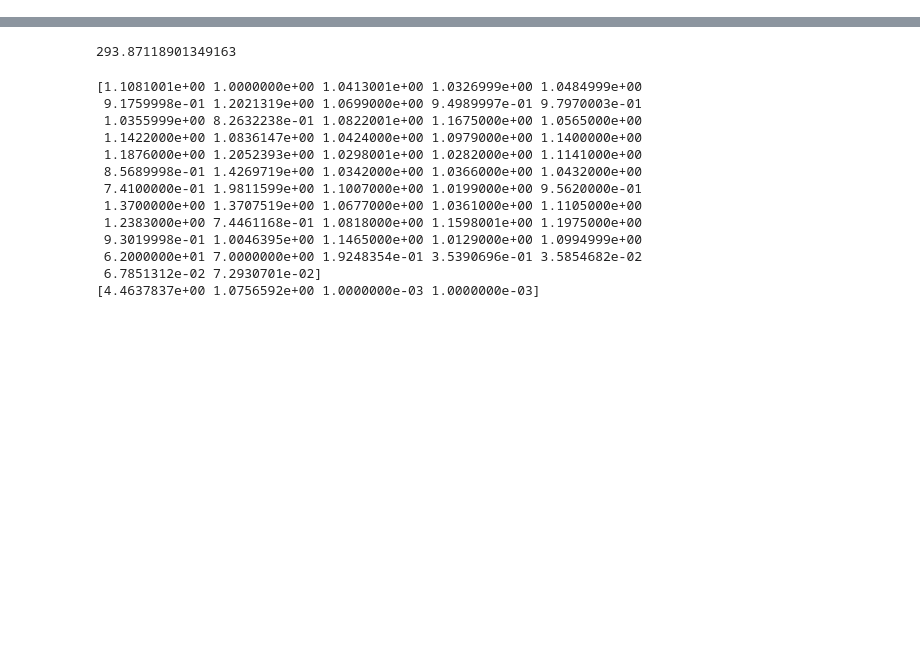
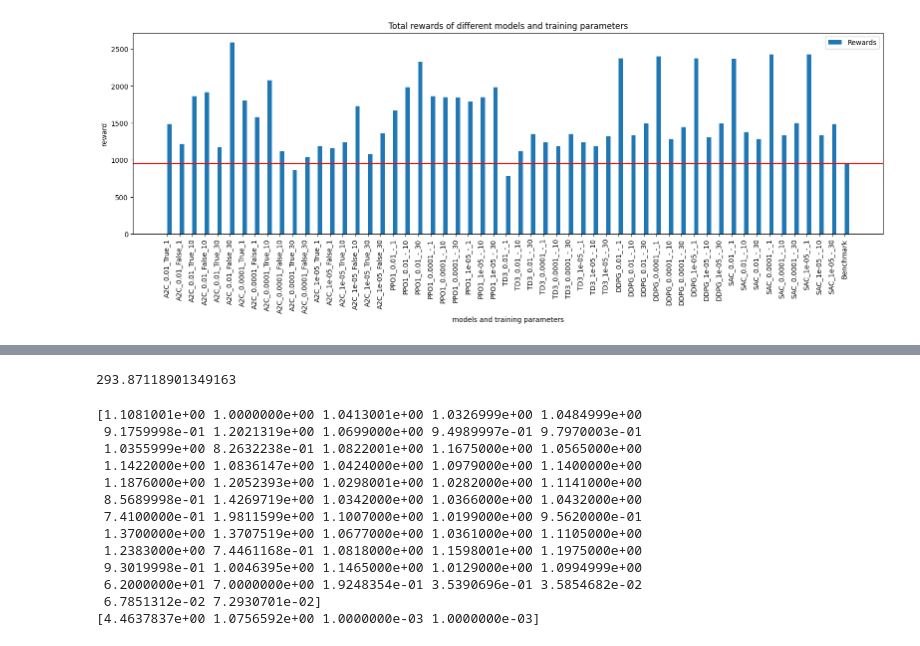
Before and after one commit to CriticalNameError/beastfolio, a Jupyter notebook: data_exploration.ipynb, the cells around one changed output, grey strips where cells are left out. Cells and saved outputs as stored; diff of their text form; code cells hidden in the pictures; blank space fills up the shorter version.

```diff
--- a/data_exploration.ipynb
+++ b/data_exploration.ipynb
@@ -319,0 +423,35 @@ reward: 1.1577819138669
+# %%
+scores["Benchmark"] = 0
+revenues["Benchmark"] = 0
+
+for i in val_data.iterrows():
+		env.set_current_observation = i[1].values
+		try:
+			scores["Benchmark"] += env._calculate_reward(benchmark)
+			revenues["Benchmark"] += env.calculate_revenue(benchmark)
+		except:
+			scores["Benchmark"] = 0
+			revenues["Benchmark"] = 0
+# %%
+
+
+
+plt.rcParams["figure.figsize"] = (16,5)
+fig1, ax1 = plt.subplots()
+labels = [k for k in scores]
+x = np.arange(len(labels))
+#b1 = ax1.bar(x - 0.175 , [revenues[k] for k in revenues], 0.35, label="Revenues")
+b2 = ax1.bar(x + 0.175, [scores[k] for k in scores], 0.35, label="Rewards")
+ax1.set_xticks(x, labels)
+ax1.set_title("Total rewards of different models and training parameters")
+# ax1.bar_label(b1, padding=3)
+# ax1.bar_label(b2, padding=3)
+ax1.set_ylabel("reward")
+ax1.set_xlabel("models and training parameters")
+fig1.tight_layout()
+plt.xticks(rotation='vertical')
+plt.axhline(y=scores["Benchmark"], color='r', linestyle='-')
+plt.legend()
+plt.show()
+# %% [output]
+[figure, added]
```
Also changed, not shown: parts of 14 cells of this notebook, 9 other files.
